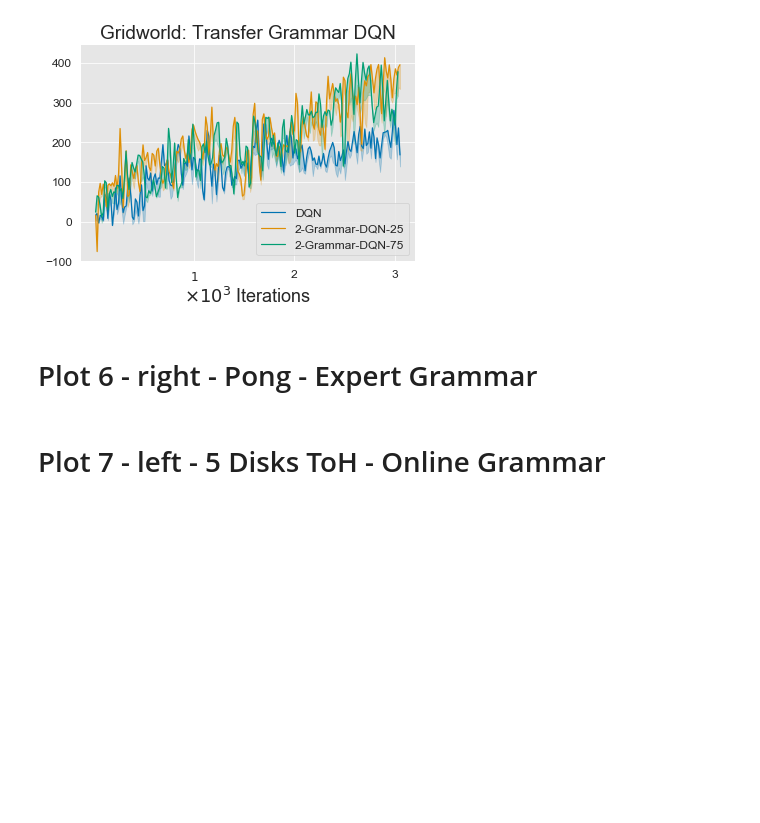
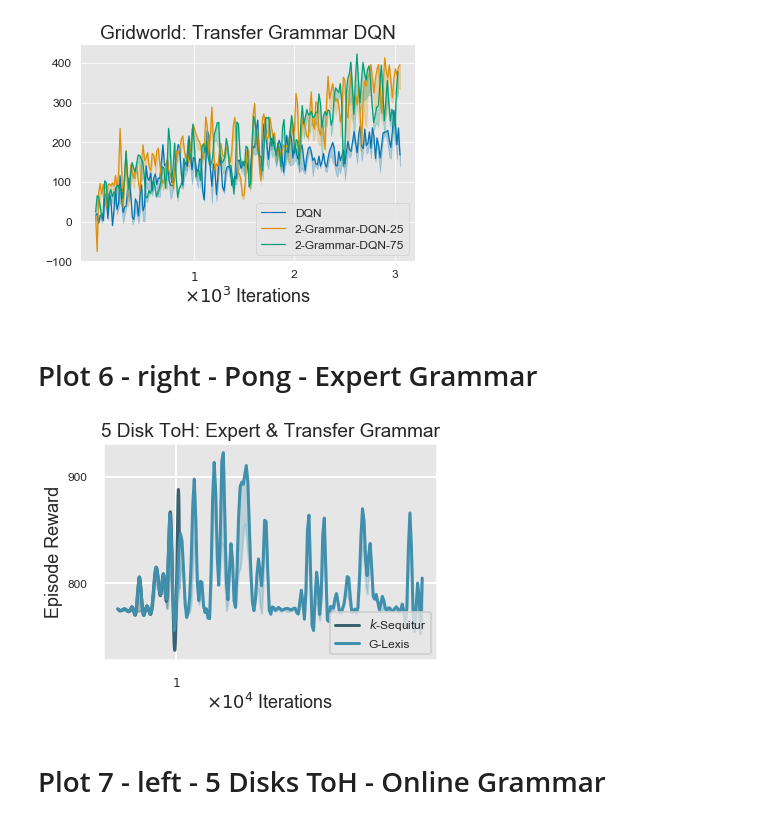
Before and after one commit to RobertTLange/action-grammars-hrl, a Jupyter notebook: visualize_results.ipynb, the cells around one changed output. Saved outputs shown, nothing was run; the diff lists cells and outputs as text; code cells hidden in the pictures; blank space fills up the shorter version.

```diff
--- a/visualize_results.ipynb
+++ b/visualize_results.ipynb
@@ -237,6 +238,30 @@ plot_results(its_list, rew_med_list, rew_10p_list, rew_90p_list,
 [figure]
 # %% [markdown]
 # Plot 6 - right - Pong - Expert Grammar
+# %%
+results_path_atari = "results/ATARI/"
+ddqn_pong = pd.read_csv(results_path_atari + "2_RUNS_CNN-Dueling-DQN_pong_expert_1M_4Macros.csv")
+ddqn_pong_4macros = pd.read_csv(results_path_atari + "2_RUNS_CNN-Dueling-DQN_pong_expert_1M_4Macros.csv")
+# %%
+its_ddqn_pong, steps_med_ddqn_pong, steps_10_ddqn_pong, steps_90_ddqn_pong = smooth(*get_stats(ddqn_pong, 20, "steps"), T, k)
+its_ddqn_pong_4macros, steps_med_ddqn_pong_4macros, steps_10_ddqn_pong_4macros, steps_90_ddqn_pong_4macros = smooth(*get_stats(ddqn_pong_4macros, T_sub, "steps"), T, k)
+# %%
+its_list = [its_ddqn_pong, its_ddqn_pong_4macros]
+steps_med_list = [steps_med_ddqn_pong, steps_med_ddqn_pong_4macros]
+steps_10p_list = [steps_10_ddqn_pong, steps_10_ddqn_pong_4macros]
+steps_90p_list = [steps_90_ddqn_pong, steps_90_ddqn_pong_4macros]
+ticks_spacing = 100000
+labels_list = [r"$k$-Sequitur", "G-Lexis", r"TD($\lambda$)"]
+x_label = r"$\times 10^4$ Iterations"
+y_label = "Episode Reward"
+title = "5 Disk ToH: Expert & Transfer Grammar"
+save_fname = "figures/f5_right_atari.png"
+
+plot_results(its_list, steps_med_list, steps_10p_list, steps_90p_list,
+             ticks_spacing, labels_list, x_label, y_label, title,
+             save_fname)
+# %% [output]
+[figure, added]
 # %% [markdown]
 # Plot 7 - left - 5 Disks ToH - Online Grammar
 # %%
```
Also changed, not shown: parts of 13 cells of this notebook, 2 other files.
